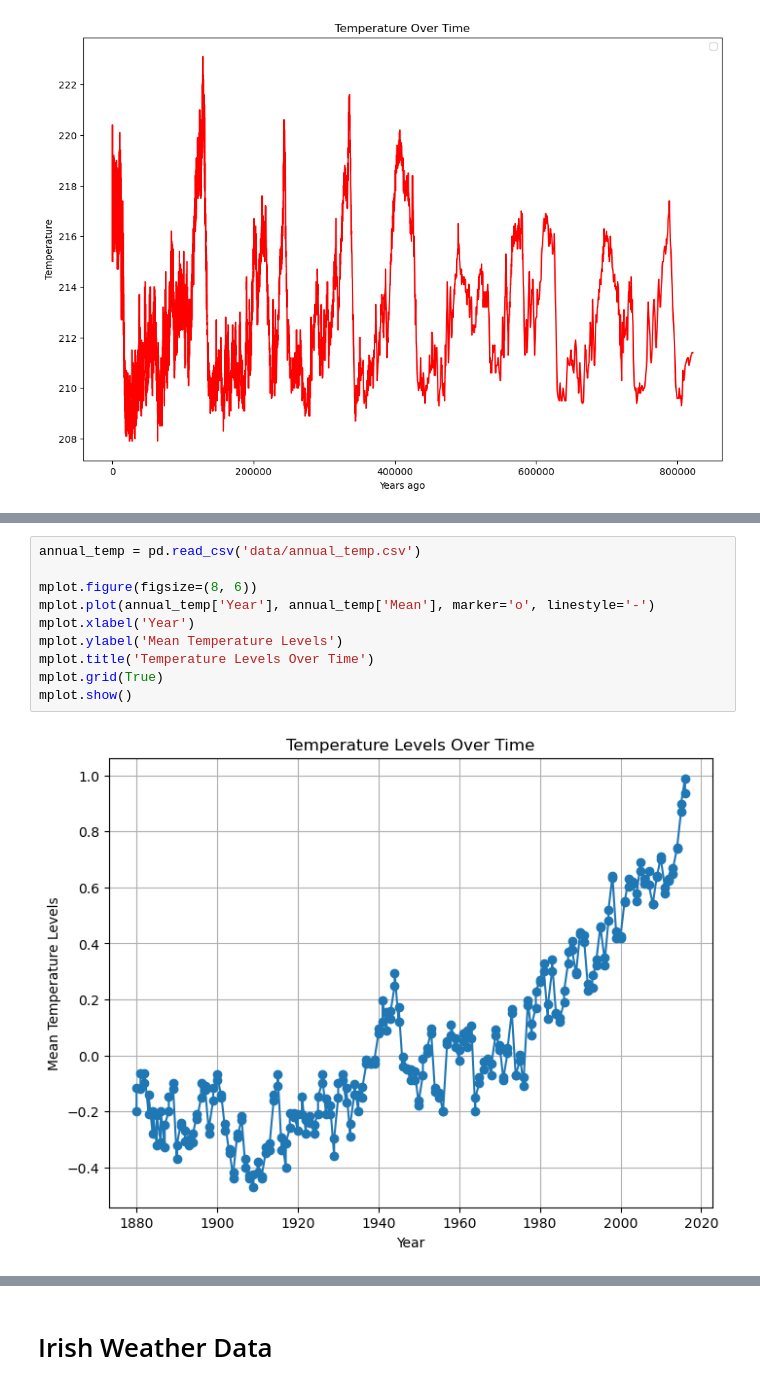
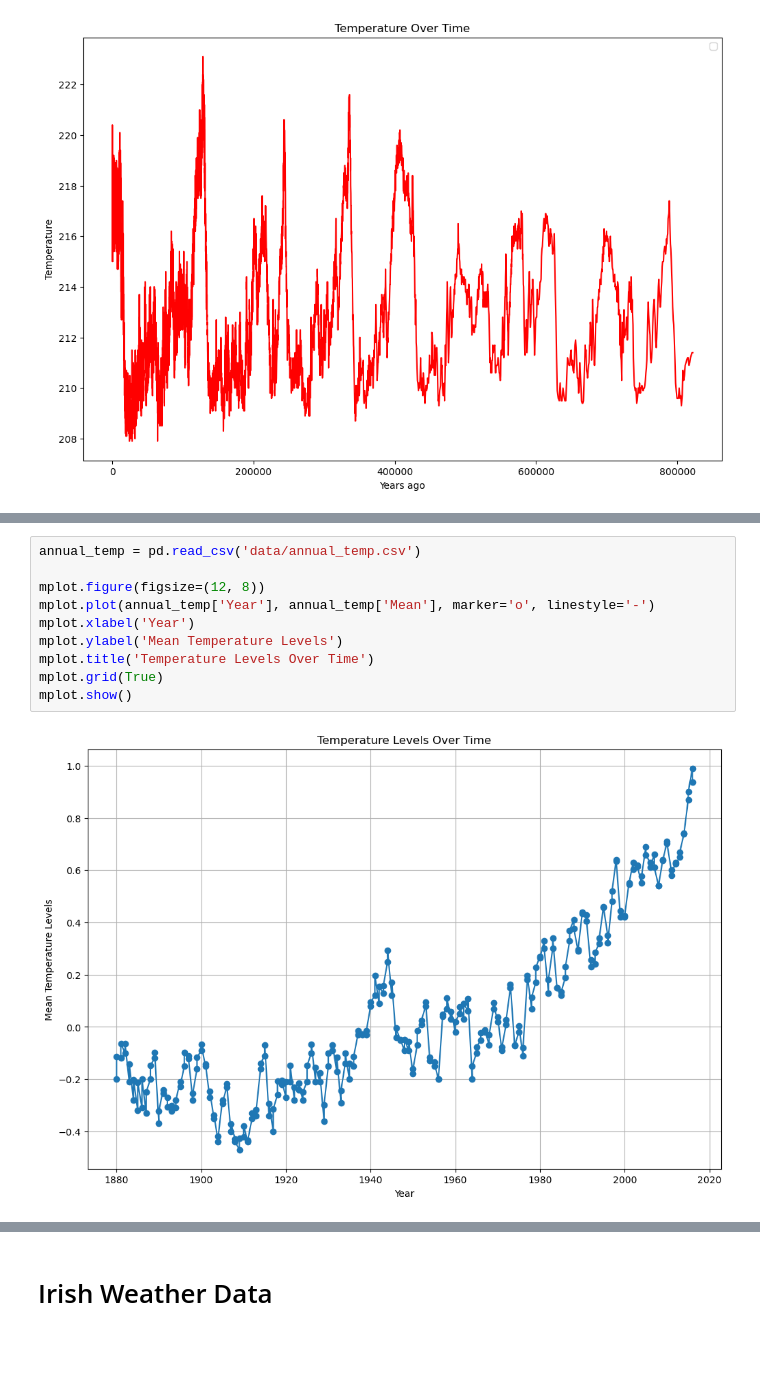
Before and after one commit to frankquinn89/PROGRAMMING_FOR_DATA_ANALYSIS_2, a Jupyter notebook: project.ipynb, the cells around one changed output, grey strips where cells are left out. Drawn from its saved outputs; the diff is of its cells as text; blank space fills up the shorter version.

```diff
--- a/project.ipynb
+++ b/project.ipynb
@@ -83,12 +93,12 @@ mplot.show()
 # %%
 annual_temp = pd.read_csv('data/annual_temp.csv')
 
-mplot.figure(figsize=(8, 6))
+mplot.figure(figsize=(12, 8))
 mplot.plot(annual_temp['Year'], annual_temp['Mean'], marker='o', linestyle='-')
 mplot.xlabel('Year')
 mplot.ylabel('Mean Temperature Levels')
 mplot.title('Temperature Levels Over Time')
 mplot.grid(True)
 mplot.show()
 # %% [output]
-[figure, old version]
+[figure, new version]
```
Also changed, not shown: parts of 8 cells of this notebook, 1 other file.
